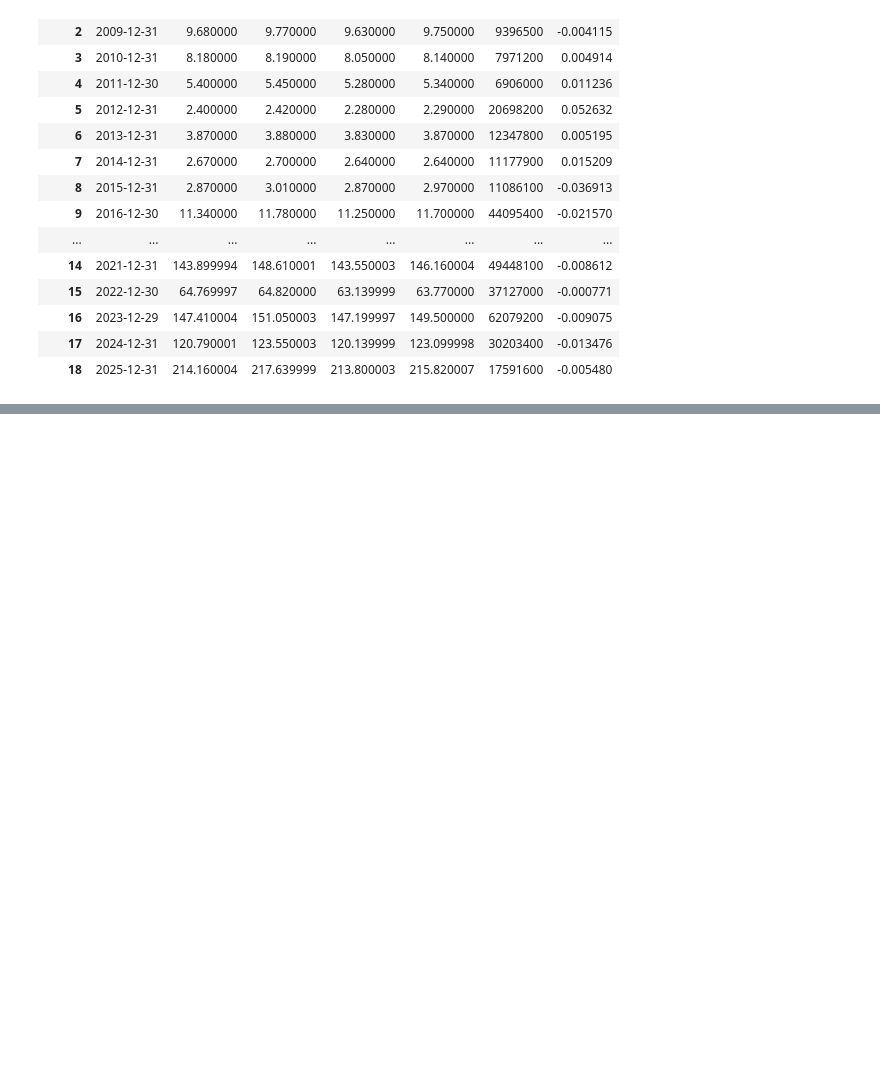
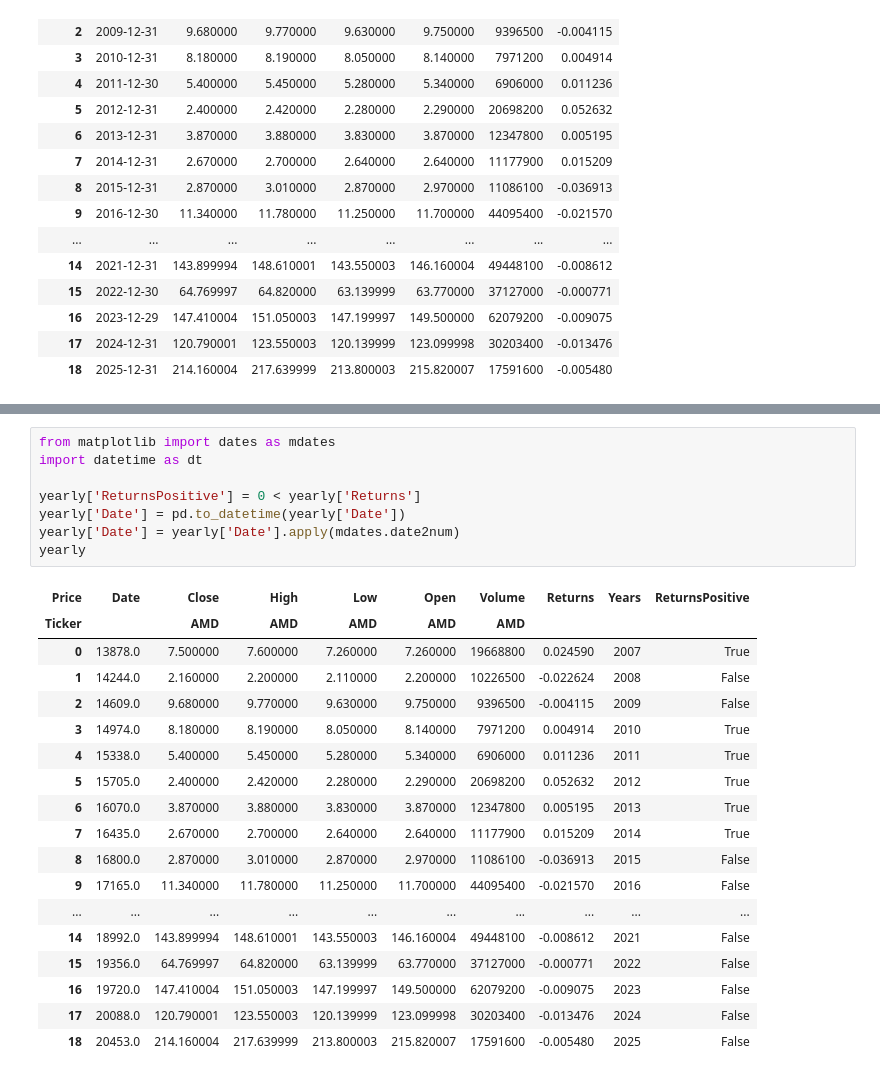
Before and after one commit to Ravindra1972/Anaytics-in-finance-using-Python, a Jupyter notebook: Quant_Analysis_of_Stock_.ipynb, the cells around one changed output, grey strips where cells are left out. Drawn from its saved outputs; the diff is of its cells as text; blank space fills up the shorter version.

```diff
--- a/Quant_Analysis_of_Stock_.ipynb
+++ b/Quant_Analysis_of_Stock_.ipynb
@@ -181,0 +213,27 @@ yearly
+# %%
+from matplotlib import dates as mdates
+import datetime as dt
+
+yearly['ReturnsPositive'] = 0 < yearly['Returns']
+yearly['Date'] = pd.to_datetime(yearly['Date'])
+yearly['Date'] = yearly['Date'].apply(mdates.date2num)
+yearly
+# %% [output]
+| Price | Date | Close | High | Low | Open | Volume | Returns | Years | ReturnsPositive |
+| Ticker |  | AMD | AMD | AMD | AMD | AMD |  |  |  |
+| 0 | 13878.0 | 7.500000 | 7.600000 | 7.260000 | 7.260000 | 19668800 | 0.024590 | 2007 | True |
+| 1 | 14244.0 | 2.160000 | 2.200000 | 2.110000 | 2.200000 | 10226500 | -0.022624 | 2008 | False |
+| 2 | 14609.0 | 9.680000 | 9.770000 | 9.630000 | 9.750000 | 9396500 | -0.004115 | 2009 | False |
+| 3 | 14974.0 | 8.180000 | 8.190000 | 8.050000 | 8.140000 | 7971200 | 0.004914 | 2010 | True |
+| 4 | 15338.0 | 5.400000 | 5.450000 | 5.280000 | 5.340000 | 6906000 | 0.011236 | 2011 | True |
+| 5 | 15705.0 | 2.400000 | 2.420000 | 2.280000 | 2.290000 | 20698200 | 0.052632 | 2012 | True |
+| 6 | 16070.0 | 3.870000 | 3.880000 | 3.830000 | 3.870000 | 12347800 | 0.005195 | 2013 | True |
+| 7 | 16435.0 | 2.670000 | 2.700000 | 2.640000 | 2.640000 | 11177900 | 0.015209 | 2014 | True |
+| 8 | 16800.0 | 2.870000 | 3.010000 | 2.870000 | 2.970000 | 11086100 | -0.036913 | 2015 | False |
+| 9 | 17165.0 | 11.340000 | 11.780000 | 11.250000 | 11.700000 | 44095400 | -0.021570 | 2016 | False |
+| ... | ... | ... | ... | ... | ... | ... | ... | ... | ... |
+| 14 | 18992.0 | 143.899994 | 148.610001 | 143.550003 | 146.160004 | 49448100 | -0.008612 | 2021 | False |
+| 15 | 19356.0 | 64.769997 | 64.820000 | 63.139999 | 63.770000 | 37127000 | -0.000771 | 2022 | False |
+| 16 | 19720.0 | 147.410004 | 151.050003 | 147.199997 | 149.500000 | 62079200 | -0.009075 | 2023 | False |
+| 17 | 20088.0 | 120.790001 | 123.550003 | 120.139999 | 123.099998 | 30203400 | -0.013476 | 2024 | False |
+| 18 | 20453.0 | 214.160004 | 217.639999 | 213.800003 | 215.820007 | 17591600 | -0.005480 | 2025 | False |
```
Also changed, not shown: parts of 6 cells of this notebook.
